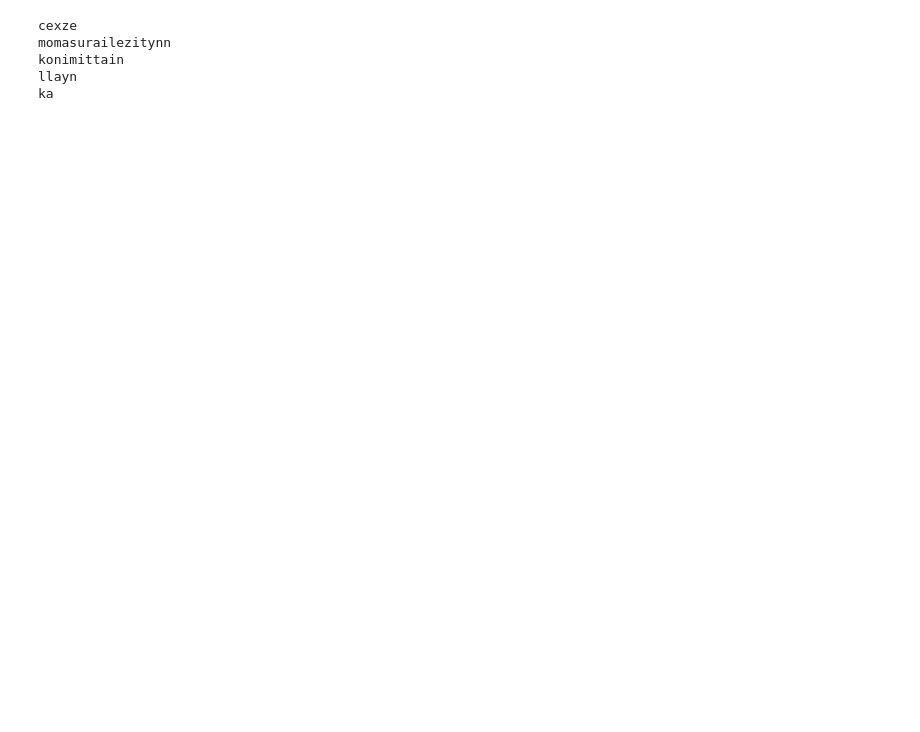
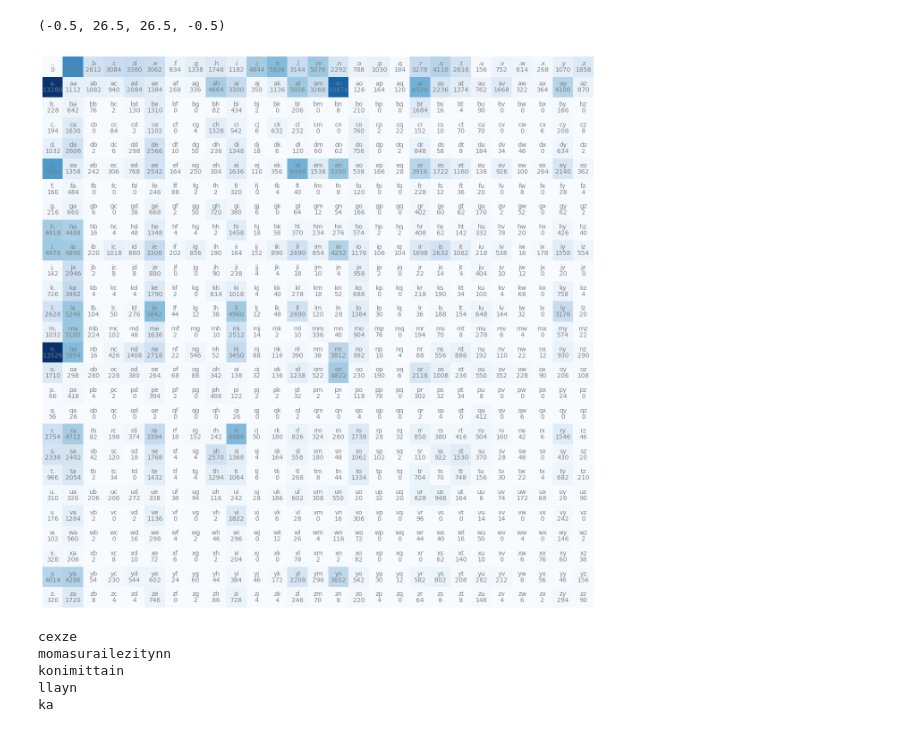
Before and after one commit to nickstrad/makemore-ml, a Jupyter notebook: makemore.ipynb, the cells around one changed output. Drawn from its saved outputs; the diff is of its cells as text; code cells hidden in the pictures; blank space fills up the shorter version.

```diff
--- a/makemore.ipynb
+++ b/makemore.ipynb
@@ -21,11 +40,14 @@ for w in words:
 # %%
-# %matplotlib inline
-# plt.figure(figsize=(16,16))
-# plt.imshow(N, cmap='Blues')
-# for i in range(27):
-#     for j in range(27):
-#         chstr = itos[i] + itos[j]
-#         plt.text(j, i , chstr, ha="center", va="bottom", color="gray")
-#         plt.text(j,i, N[i, j].item(), ha="center", va="top", color="gray")
-# plt.axis('off')
+%matplotlib inline
+plt.figure(figsize=(16,16))
+plt.imshow(N, cmap='Blues')
+for i in range(27):
+    for j in range(27):
+        chstr = itos[i] + itos[j]
+        plt.text(j, i , chstr, ha="center", va="bottom", color="gray")
+        plt.text(j,i, N[i, j].item(), ha="center", va="top", color="gray")
+plt.axis('off')
+# %% [output]
+(-0.5, 26.5, 26.5, -0.5)
+[figure, added]
 # %%
```
Also changed, not shown: parts of 11 cells of this notebook.
